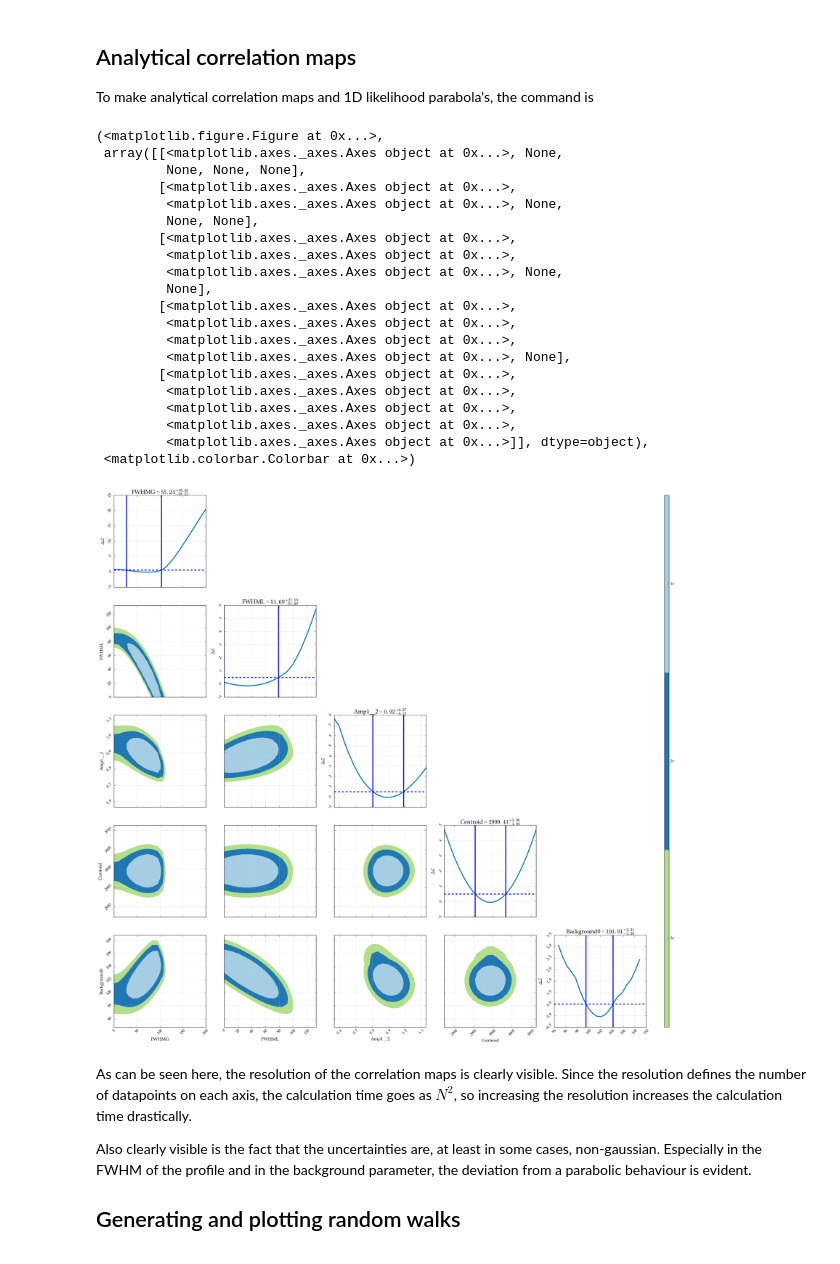
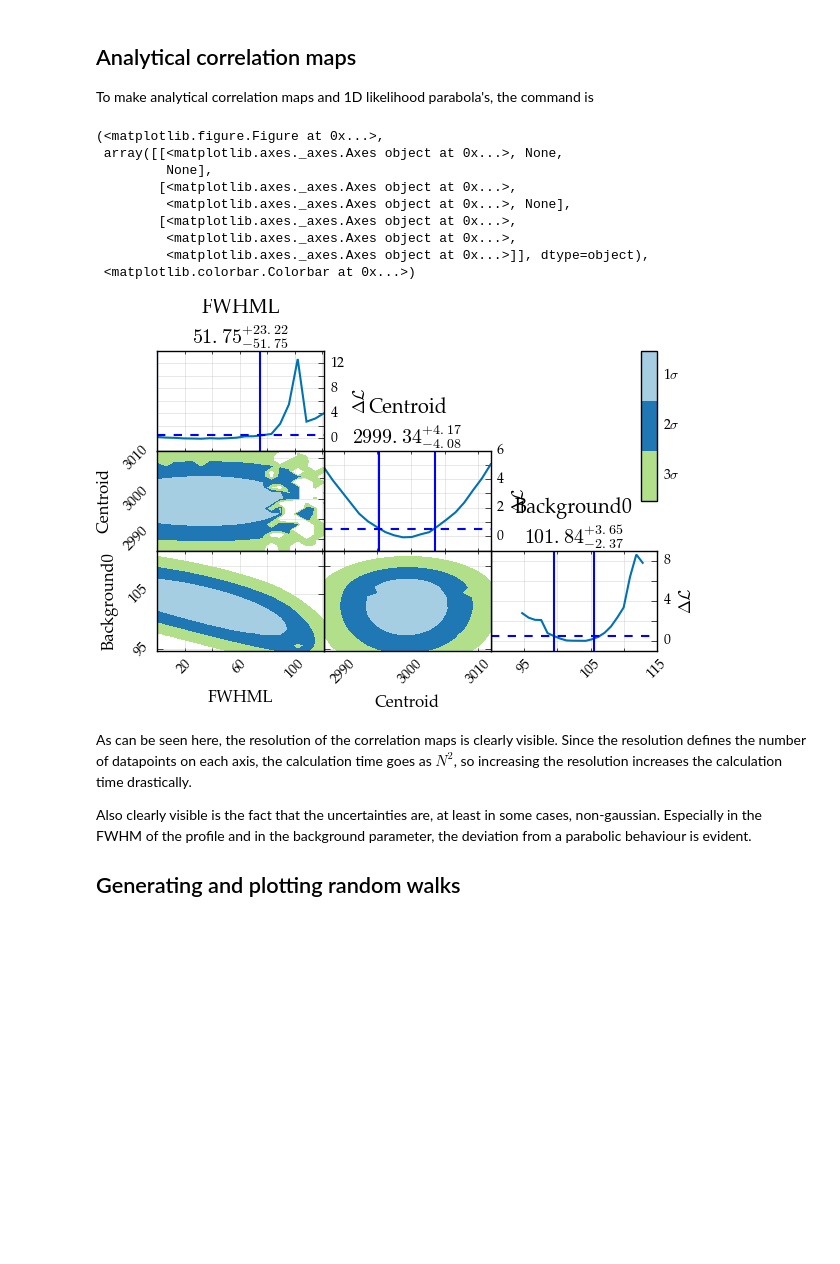
Before and after one commit to woutergins/satlas, a Jupyter notebook: doc/source/tutorials/randomwalk.ipynb, the cells around one changed output. Saved outputs shown, nothing was run; the diff lists cells and outputs as text; code cells hidden in the pictures; blank space fills up the shorter version.

```diff
--- a/doc/source/tutorials/randomwalk.ipynb
+++ b/doc/source/tutorials/randomwalk.ipynb
@@ -40,29 +41,18 @@ base.plot(x=frequency, y=response)
 To make analytical correlation maps and 1D likelihood parabola's, the command is
 # %%
 s.likelihood_fit(base, frequency, response)
-s.generate_correlation_map(base, frequency, response, method='mle', resolution_diag=20, resolution_map=20)
+s.generate_correlation_map(base, frequency, response, method='mle', resolution_diag=20, resolution_map=20, filter=['FWHML', 'Background0', 'Centroid'])
 # %% [output]
 (<matplotlib.figure.Figure at 0x...>,
  array([[<matplotlib.axes._axes.Axes object at 0x...>, None,
-         None, None, None],
-        [<matplotlib.axes._axes.Axes object at 0x...>,
-         <matplotlib.axes._axes.Axes object at 0x...>, None,
-         None, None],
-        [<matplotlib.axes._axes.Axes object at 0x...>,
-         <matplotlib.axes._axes.Axes object at 0x...>,
-         <matplotlib.axes._axes.Axes object at 0x...>, None,
          None],
         [<matplotlib.axes._axes.Axes object at 0x...>,
-         <matplotlib.axes._axes.Axes object at 0x...>,
-         <matplotlib.axes._axes.Axes object at 0x...>,
          <matplotlib.axes._axes.Axes object at 0x...>, None],
         [<matplotlib.axes._axes.Axes object at 0x...>,
          <matplotlib.axes._axes.Axes object at 0x...>,
-         <matplotlib.axes._axes.Axes object at 0x...>,
-         <matplotlib.axes._axes.Axes object at 0x...>,
          <matplotlib.axes._axes.Axes object at 0x...>]], dtype=object),
  <matplotlib.colorbar.Colorbar at 0x...>)
-[figure, old version]
+[figure, new version]
 # %% [markdown]
 As can be seen here, the resolution of the correlation maps is clearly visible. Since the resolution defines the number of datapoints on each axis, the calculation time goes as $N^2$, so increasing the resolution increases the calculation time drastically.
 
```
Also changed, not shown: parts of 3 cells of this notebook, 51 other files.
